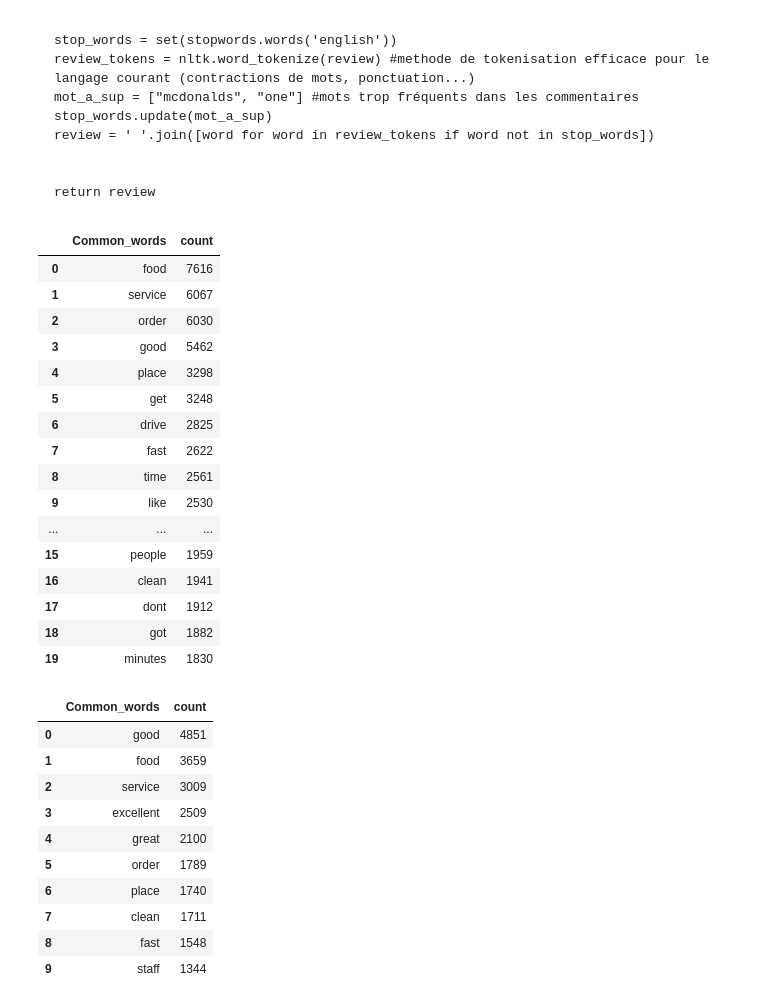
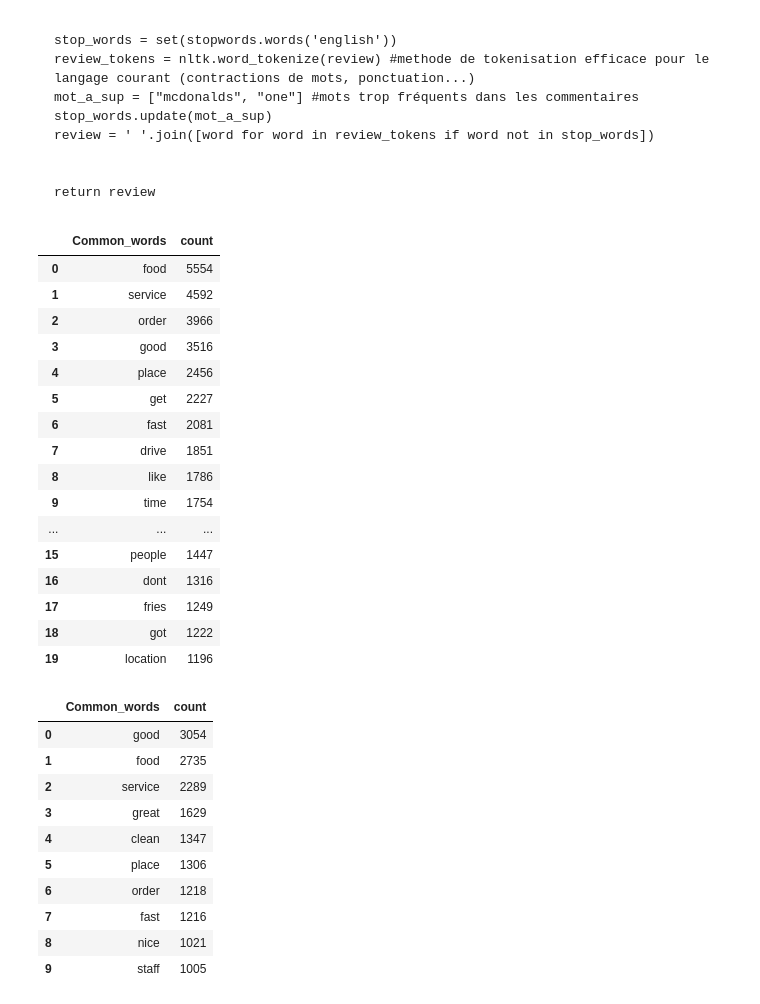
Before and after one commit to dsfsgroup4/customer-sentiment-analysis, a Jupyter notebook: mcdo_mg.ipynb, the cells around one changed output. Cells and saved outputs as stored; diff of their text form; code cells hidden in the pictures.

Commit message:
notebook avec tous les models testés + cleaning complet

```diff
--- a/mcdo_mg.ipynb
+++ b/mcdo_mg.ipynb
@@ -1159,29 +1057,29 @@ def clean_review(review):
 
     return review
 # %%
-df2['word_list'] = df2['clean_reviews'].apply(lambda x: str(x).split())
+df2['word_list'] = df2['clean_reviews_tokenised'].apply(lambda x: str(x).split())
 top_words = Counter([item for sublist in df2['word_list'] for item in sublist])
 top_words_df = pd.DataFrame(top_words.most_common(20), columns=['Common_words', 'count'])
 
 top_words_df.style.background_gradient(cmap='Blues')
 # %% [output]
 |  | Common_words | count |
-| 0 | food | 7616 |
-| 1 | service | 6067 |
-| 2 | order | 6030 |
-| 3 | good | 5462 |
-| 4 | place | 3298 |
-| 5 | get | 3248 |
-| 6 | drive | 2825 |
-| 7 | fast | 2622 |
-| 8 | time | 2561 |
-| 9 | like | 2530 |
+| 0 | food | 5554 |
+| 1 | service | 4592 |
+| 2 | order | 3966 |
+| 3 | good | 3516 |
+| 4 | place | 2456 |
+| 5 | get | 2227 |
+| 6 | fast | 2081 |
+| 7 | drive | 1851 |
+| 8 | like | 1786 |
+| 9 | time | 1754 |
 | ... | ... | ... |
-| 15 | people | 1959 |
-| 16 | clean | 1941 |
-| 17 | dont | 1912 |
-| 18 | got | 1882 |
-| 19 | minutes | 1830 |
+| 15 | people | 1447 |
+| 16 | dont | 1316 |
+| 17 | fries | 1249 |
+| 18 | got | 1222 |
+| 19 | location | 1196 |
 # %%
 Positive_sent = df2[df2['sentiment_SIA'] == 'positive']
 Negative_sent = df2[df2['sentiment_SIA'] == 'negative']
@@ -1191,16 +1089,16 @@ positive_words = pd.DataFrame(top.most_common(10), columns=['Common_words', 'cou
 positive_words.style.background_gradient(cmap='Greens')
 # %% [output]
 |  | Common_words | count |
-| 0 | good | 4851 |
-| 1 | food | 3659 |
-| 2 | service | 3009 |
-| 3 | excellent | 2509 |
-| 4 | great | 2100 |
-| 5 | order | 1789 |
-| 6 | place | 1740 |
-| 7 | clean | 1711 |
-| 8 | fast | 1548 |
-| 9 | staff | 1344 |
+| 0 | good | 3054 |
+| 1 | food | 2735 |
+| 2 | service | 2289 |
+| 3 | great | 1629 |
+| 4 | clean | 1347 |
+| 5 | place | 1306 |
+| 6 | order | 1218 |
+| 7 | fast | 1216 |
+| 8 | nice | 1021 |
+| 9 | staff | 1005 |
 # %%
 top = Counter([item for sublist in df2[df2['sentiment_SIA'] == 'negative']['word_list'] for item in sublist])
 negative_words = pd.DataFrame(top.most_common(10), columns=['Common_words', 'count'])
```
Also changed, not shown: parts of 23 cells of this notebook.
